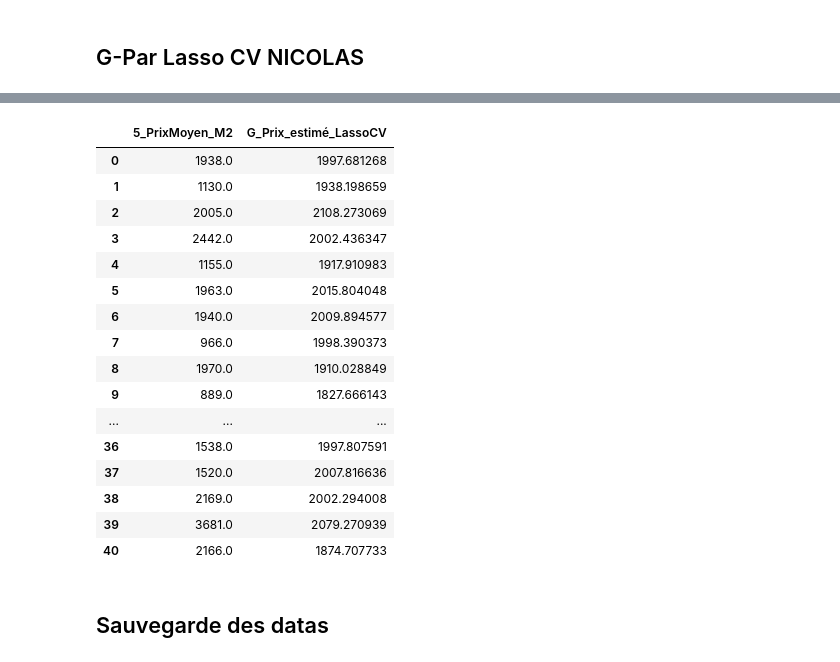
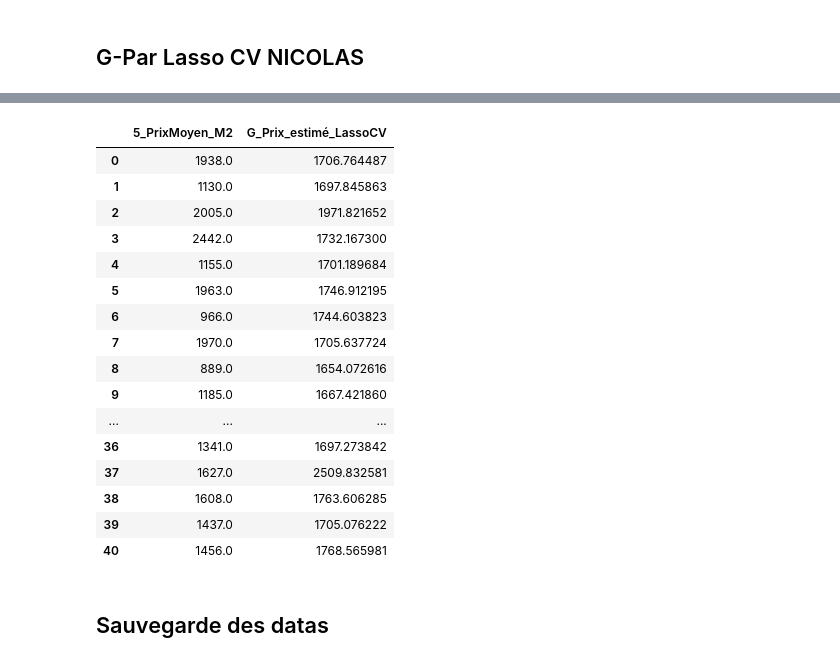
Before and after one commit to FilRougeMobilite/Mobilite, a Jupyter notebook: Analyse_tables_traitees.ipynb, the cells around one changed output, grey strips where cells are left out. Cells and saved outputs as stored; diff of their text form; code cells hidden in the pictures.

```diff
--- a/Analyse_tables_traitees.ipynb
+++ b/Analyse_tables_traitees.ipynb
@@ -396,7 +365,6 @@ median_value
 # %%
-df_m2.loc[df['5_PrixMoyen_M2'].isna() == False,'C_Prix_estime_mean'] = mean_value
-df_m2.loc[df['5_PrixMoyen_M2'].isna() == False,'C1_Prix_estime_median'] = median_value
-df.loc[df['5_PrixMoyen_M2'].isna() == False,'C_Prix_estime_mean'] = mean_value
-df.loc[df['5_PrixMoyen_M2'].isna() == False,'C1_Prix_estime_median'] = median_value
+df_m2.loc['C_Prix_estime_mean'] = mean_value
+df_m2.loc['C1_Prix_estime_median'] = median_value
+
 df_m2.shape
 # %% [output]
@@ -607,7 +575,7 @@ Index(['3_Code région', '3_Nom de la région', '3_Code département',
 # %%
 from sklearn.neighbors import KNeighborsRegressor
 
-data1=df[['3_Code région', '3_Code département', '3_Population comptée à part',
+data1=df_m2[['3_Code région', '3_Code département', '3_Population comptée à part',
              '3_Population totale','3_Statut','3_Population municipale', '3_Densité_hab_par_km2', '3_Superficie de la commune', '4_Superficie','4_Altitude Moyenne','4_lat','4_lon','5_PrixMoyen_M2']]
 data1=data1.dropna()
 data2=data1.sample(n=data1.shape[0],random_state=1)
@@ -936,0 +792,27 @@ Pipeline(steps=[('columntransformer',
+# %%
+from sklearn.ensemble import RandomForestRegressor
+# %%time
+X_rf = df_m2[['4_lat','4_lon']]
+y_rf = df_m2[['5_PrixMoyen_M2']]
+
+l_profondeur = np.arange(10, 20, 2)
+rf_score = []
+
+for train, test in kf.split(X_rf):
+    X_train = X_rf.iloc[train,:]
+    y_train = y_rf.iloc[train]
+    X_test = X_rf.iloc[test,:]
+    y_test = y_rf.iloc[test]
+
+    for prof in l_profondeur:
+        rf = RandomForestRegressor(max_depth=prof, n_jobs = -1, random_state=0)
+        # rf = make_pipeline(RandomForestRegressor(max_depth=prof, random_state=0, n_jobs = 10))
+        rf.fit(X_train, y_train.values.ravel())
+        rf_score.append(rf.score(X_test, y_test.values.ravel()))
+
+res_rf_score = np.reshape(rf_score, [nb_kfold, l_profondeur.shape[0]])
+res_rf_score = np.mean(res_rf_score, axis = 0)
+indice_max = np.unravel_index(np.argmax(res_rf_score), res_rf_score.shape)
+print('Indices Best score :', indice_max)
+print('Best score :', np.max(res_rf_score))
+print('Profondeur best score :', l_profondeur[indice_max])
@@ -1063,8 +902,7 @@ rf_pipeline.score(X_rf_test, y_rf_test.values.ravel())
 # %%
 # y_test
 # %%
-df['F_Prix_estimé_RFReg'] = np.nan
-features_RF = ['3_Code région', '3_Code département', '3_Population municipale', '3_Population comptée à part',
-             '3_Population totale', '3_Densité_hab_par_km2', '3_Superficie de la commune', '3_Statut']
-df.loc[df[features_RF].notna().all(axis=1),'F_Prix_estimé_RFReg'] = rf_pipeline.predict(df.loc[df[features_RF].notna().all(axis=1),features_RF])
+df_m2['F_Prix_estimé_RFReg'] = np.nan
+features_RF = ['4_lat','4_lon']
+df_m2.loc[df_m2[features_RF].notna().all(axis=1),'F_Prix_estimé_RFReg'] = rf.predict(df_m2.loc[df_m2[features_RF].notna().all(axis=1),features_RF])
 # %%
@@ -1404,25 +1035,25 @@ df['G_Prix_estimé_LassoCV'] = np.nan
 df.loc[df[features].notna().all(axis=1),'G_Prix_estimé_LassoCV'] = lasso_opti.predict(df.loc[df[features].notna().all(axis=1),['4_Département','3_Population municipale', '3_Densité_hab_par_km2', '3_Superficie de la commune',
               '4_Altitude Moyenne','4_lat','4_lon']])
 # %%
-df.loc[:40,['5_PrixMoyen_M2', 'G_Prix_estimé_LassoCV'] ]
+df_m2.loc[:40,['5_PrixMoyen_M2', 'G_Prix_estimé_LassoCV'] ]
 # %% [output]
 |  | 5_PrixMoyen_M2 | G_Prix_estimé_LassoCV |
-| 0 | 1938.0 | 1997.681268 |
-| 1 | 1130.0 | 1938.198659 |
-| 2 | 2005.0 | 2108.273069 |
-| 3 | 2442.0 | 2002.436347 |
-| 4 | 1155.0 | 1917.910983 |
-| 5 | 1963.0 | 2015.804048 |
-| 6 | 1940.0 | 2009.894577 |
-| 7 | 966.0 | 1998.390373 |
-| 8 | 1970.0 | 1910.028849 |
-| 9 | 889.0 | 1827.666143 |
+| 0 | 1938.0 | 1706.764487 |
+| 1 | 1130.0 | 1697.845863 |
+| 2 | 2005.0 | 1971.821652 |
+| 3 | 2442.0 | 1732.167300 |
+| 4 | 1155.0 | 1701.189684 |
+| 5 | 1963.0 | 1746.912195 |
+| 6 | 966.0 | 1744.603823 |
+| 7 | 1970.0 | 1705.637724 |
+| 8 | 889.0 | 1654.072616 |
+| 9 | 1185.0 | 1667.421860 |
 | ... | ... | ... |
-| 36 | 1538.0 | 1997.807591 |
-| 37 | 1520.0 | 2007.816636 |
-| 38 | 2169.0 | 2002.294008 |
-| 39 | 3681.0 | 2079.270939 |
-| 40 | 2166.0 | 1874.707733 |
+| 36 | 1341.0 | 1697.273842 |
+| 37 | 1627.0 | 2509.832581 |
+| 38 | 1608.0 | 1763.606285 |
+| 39 | 1437.0 | 1705.076222 |
+| 40 | 1456.0 | 1768.565981 |
 # %% [markdown]
 ## Sauvegarde des datas
 # %%
```
Also changed, not shown: parts of 81 cells of this notebook.
